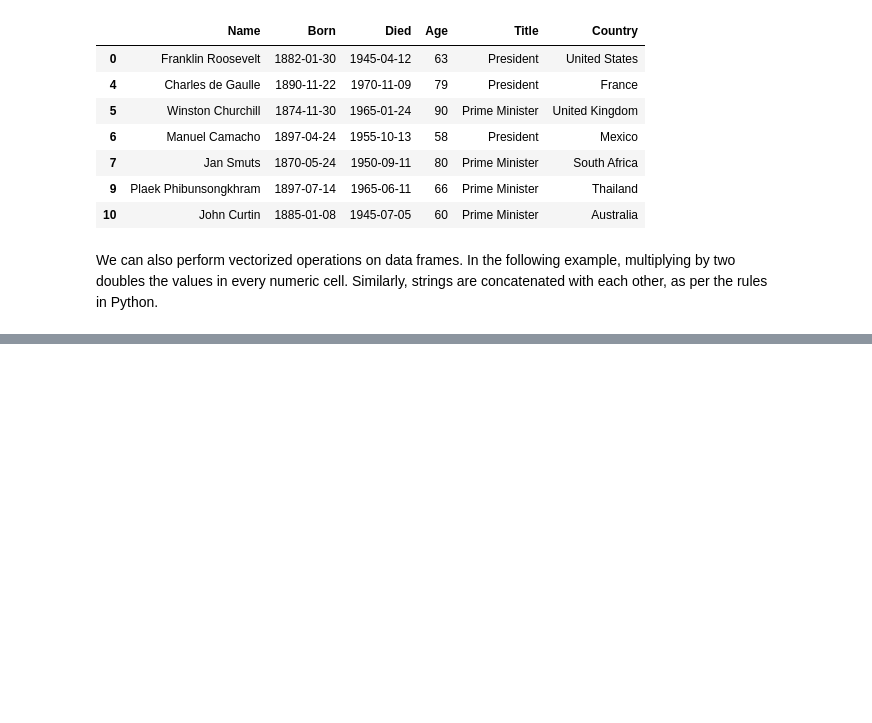
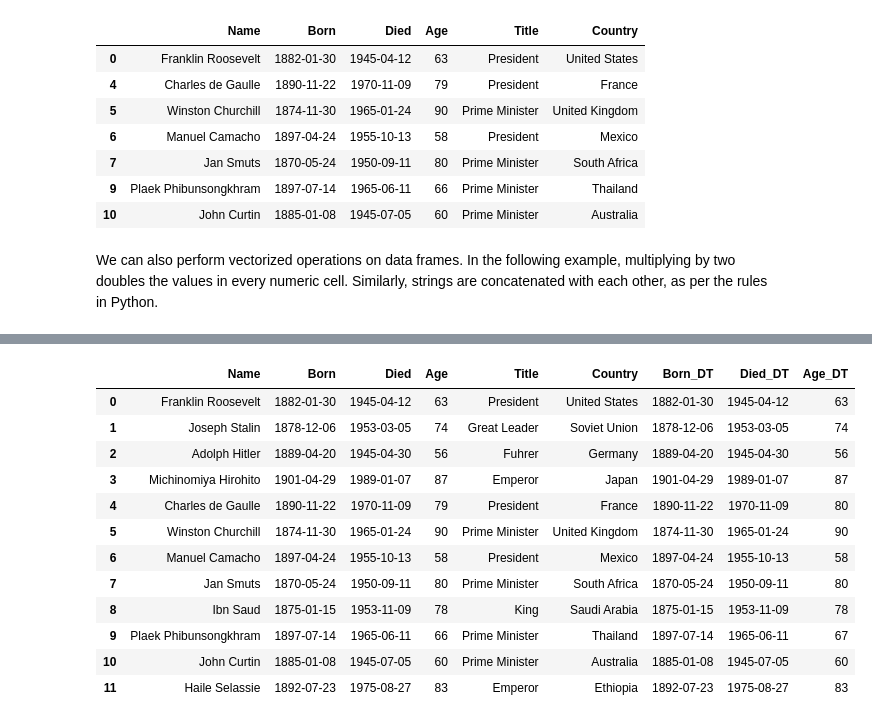
Before and after one commit to csaatechnicalarts/ML_Bootcamp, a Jupyter notebook: Pandas_03_DataFrameIntro.ipynb, the cells around one changed output, grey strips where cells are left out. Drawn from its saved outputs; the diff is of its cells as text; code cells hidden in the pictures; blank space fills up the shorter version.

```diff
--- a/Pandas_03_DataFrameIntro.ipynb
+++ b/Pandas_03_DataFrameIntro.ipynb
@@ -188,0 +191,3 @@ df * 2
+# %%
+born_dt = pd.to_datetime(df.Born, format = '%Y-%m-%d')
+print(f"Type of born_dt: {type(born_dt)}\nType of each born_dt element: {type(born_dt[0])}")
@@ -188,0 +218,6 @@ df * 2
+# %%
+df_copy = df.copy()
+df_copy['Born_DT'] = born_dt
+died_dt = pd.to_datetime(df.Died, format = '%Y-%m-%d')
+df_copy['Died_DT'] = died_dt
+df_copy
@@ -188,0 +240,3 @@ df * 2
+# %%
+age_dt = died_dt - born_dt
+print(age_dt)
@@ -188,0 +257,17 @@ df * 2
+# %%
+df_copy["Age_DT"] = age_dt // pd.Timedelta('365 days')
+df_copy
+# %% [output]
+|  | Name | Born | Died | Age | Title | Country | Born_DT | Died_DT | Age_DT |
+| 0 | Franklin Roosevelt | 1882-01-30 | 1945-04-12 | 63 | President | United States | 1882-01-30 | 1945-04-12 | 63 |
+| 1 | Joseph Stalin | 1878-12-06 | 1953-03-05 | 74 | Great Leader | Soviet Union | 1878-12-06 | 1953-03-05 | 74 |
+| 2 | Adolph Hitler | 1889-04-20 | 1945-04-30 | 56 | Fuhrer | Germany | 1889-04-20 | 1945-04-30 | 56 |
+| 3 | Michinomiya Hirohito | 1901-04-29 | 1989-01-07 | 87 | Emperor | Japan | 1901-04-29 | 1989-01-07 | 87 |
+| 4 | Charles de Gaulle | 1890-11-22 | 1970-11-09 | 79 | President | France | 1890-11-22 | 1970-11-09 | 80 |
+| 5 | Winston Churchill | 1874-11-30 | 1965-01-24 | 90 | Prime Minister | United Kingdom | 1874-11-30 | 1965-01-24 | 90 |
+| 6 | Manuel Camacho | 1897-04-24 | 1955-10-13 | 58 | President | Mexico | 1897-04-24 | 1955-10-13 | 58 |
+| 7 | Jan Smuts | 1870-05-24 | 1950-09-11 | 80 | Prime Minister | South Africa | 1870-05-24 | 1950-09-11 | 80 |
+| 8 | Ibn Saud | 1875-01-15 | 1953-11-09 | 78 | King | Saudi Arabia | 1875-01-15 | 1953-11-09 | 78 |
+| 9 | Plaek Phibunsongkhram | 1897-07-14 | 1965-06-11 | 66 | Prime Minister | Thailand | 1897-07-14 | 1965-06-11 | 67 |
+| 10 | John Curtin | 1885-01-08 | 1945-07-05 | 60 | Prime Minister | Australia | 1885-01-08 | 1945-07-05 | 60 |
+| 11 | Haile Selassie | 1892-07-23 | 1975-08-27 | 83 | Emperor | Ethiopia | 1892-07-23 | 1975-08-27 | 83 |
```
Also changed, not shown: parts of 8 cells of this notebook.
